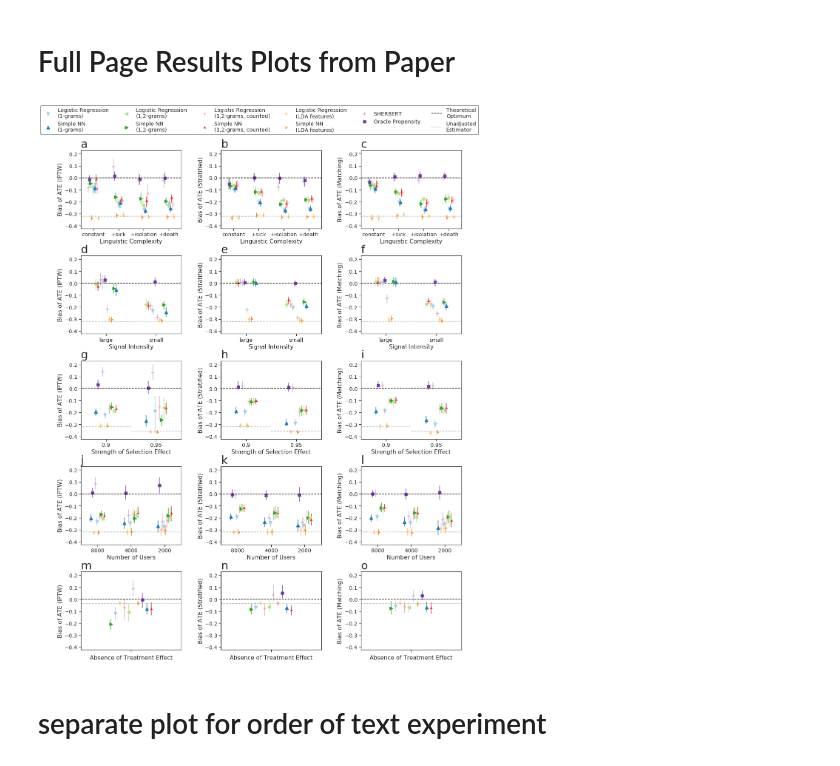
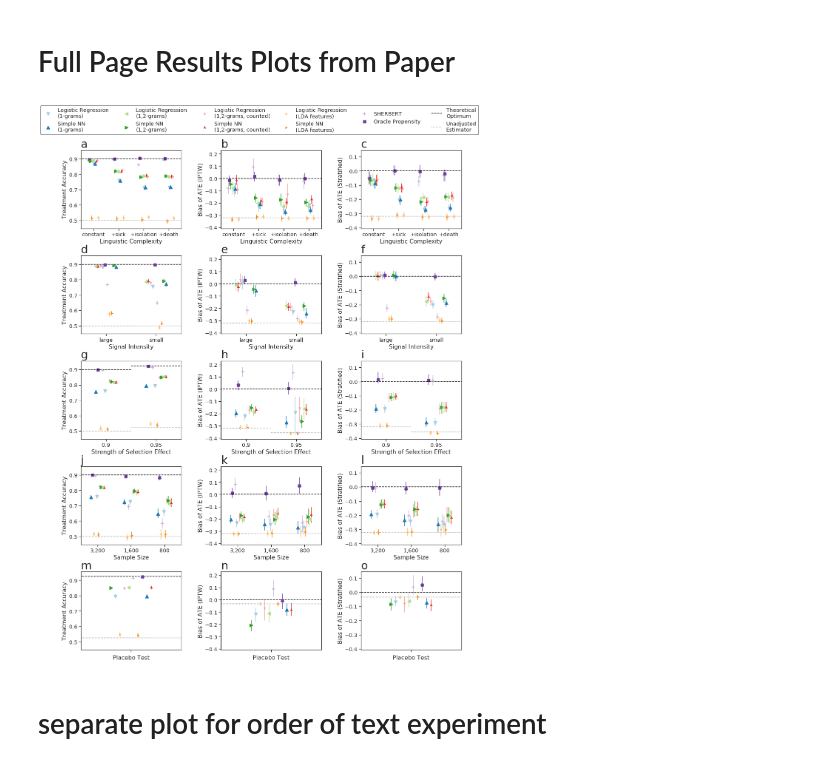
Before and after one commit to behavioral-data/CausalInferenceChallenges, a Jupyter notebook: Analyze_results_annotated.ipynb, the cells around one changed output. Saved outputs shown, nothing was run; the diff lists cells and outputs as text; code cells hidden in the pictures.

Commit message:
renamed experiments

```diff
--- a/Analyze_results_annotated.ipynb
+++ b/Analyze_results_annotated.ipynb
@@ -549,6 +549,12 @@ color_map = {key:color for key, color in  zip( model_names_nice, sns.color_palet
 symbols = ["v","^","<",">", "1","2","3","4","+","X","."]
 
 marker_map = {key:marker for key, marker in  zip( model_names_nice, symbols)   }
+# %%
+# rename experiments
+# this should get moved into the experiments dict before next rerun
+list_of_axes[5]['name'] = 'Placebo Test'
+list_of_axes[4]['name'] = 'Sample Size'
+list_of_axes[4]['labels'] = ['3,200', '1,600', '800']
 # %% [markdown]
 # Full Page Results Plots from Paper
 # %%
@@ -564,8 +570,8 @@ specifically, plots = range(x,y) should give the range of experiments to plot
 # each of the 5 experiments is a row
 
 plots, save_name = (['test_acc', 'bias_ipw', 'bias_strat'], 'results_main')                      # for main paper body
-plots, save_name = (['test_acc',  'mse_ipsw','spearman'], 'results_metrics')                     # for additional metrics in appendix
-plots, save_name = (['bias_ipw', 'bias_strat', 'bias_match_yes_caliper'], 'results_estimators')  # for estimators comparison in appendix
+#plots, save_name = (['test_acc',  'mse_ipsw','spearman'], 'results_metrics')                     # for additional metrics in appendix
+#plots, save_name = (['bias_ipw', 'bias_strat', 'bias_match_yes_caliper'], 'results_estimators')  # for estimators comparison in appendix
 
 
 experiments = [0, 1, 3, 4, 5] # exclude order of text (number 2)
@@ -803,34 +809,34 @@ for i_1, ax_ in enumerate( experiments ):
         ax.legend(handles_0, labels_1, facecolor= 'white',edgecolor='black',loc = (-.4,1.2), ncol=6)
 
 
         if i_0 != 0 or i_1 !=0:
 
 
             ax.get_legend().remove()
 
 
 
         pos = ax.get_position()
 
         import string
         letters = [s for s in string.ascii_lowercase] + ['aa', 'bb','cc','dd','ee','ff']
 
         #count = (fig - 1)*15 + i_0 + 5*i_1
         letter = letters[count]
 
         count += 1
         f.text(pos.x0,pos.y1 + 0.005,letter, size=30)
 
 
 
 from matplotlib.backends.backend_pdf import PdfPages
 with PdfPages('figs/{}.pdf'.format(save_name)) as pdf:
     pdf.savefig(f, bbox_inches = 'tight')
 
 #plt.tight_layout()
 #f.savefig('synth_{}.png'.format(fig),format='png', bbox_inches = 'tight', dpi=100)
 # %% [output]
-[figure, old version]
+[figure, new version]
 # %% [markdown]
 # separate plot for order of text experiment
 # %%
```
Also changed, not shown: 4 other files.
